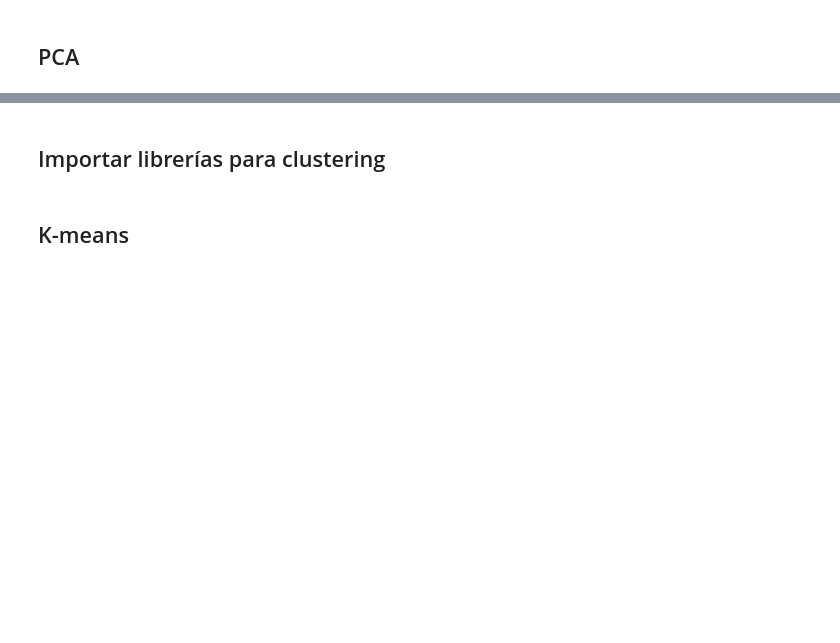
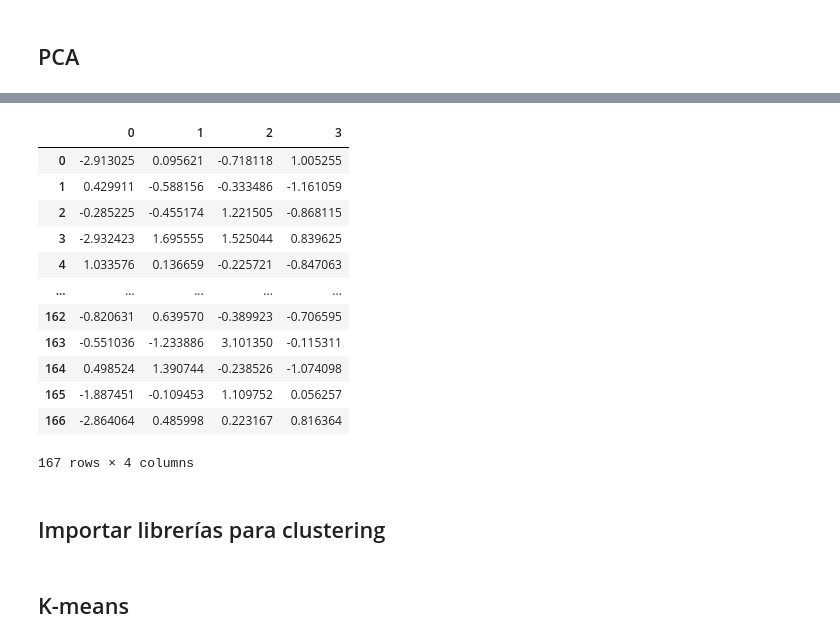
Before and after one commit to Patchwtf/MachineLearningProyects, a Jupyter notebook: Clustering/proyecto_countries_clustering.ipynb, the cells around one changed output, grey strips where cells are left out. Saved outputs shown, nothing was run; the diff lists cells and outputs as text; code cells hidden in the pictures; blank space fills up the shorter version.

```diff
--- a/Clustering/proyecto_countries_clustering.ipynb
+++ b/Clustering/proyecto_countries_clustering.ipynb
@@ -131,3 +152,22 @@ array([[ 1.29153238, -1.13827979,  0.27908825, ..., -1.61909203,
+# %%
+pca_data_standart = pd.DataFrame(pca_data_scaled)
+pca_data_standart.drop([4,5,6,7,8], axis=1, inplace=True)
+# %%
+pca_data_standart
+# %% [output]
+|  | 0 | 1 | 2 | 3 |
+| 0 | -2.913025 | 0.095621 | -0.718118 | 1.005255 |
+| 1 | 0.429911 | -0.588156 | -0.333486 | -1.161059 |
+| 2 | -0.285225 | -0.455174 | 1.221505 | -0.868115 |
+| 3 | -2.932423 | 1.695555 | 1.525044 | 0.839625 |
+| 4 | 1.033576 | 0.136659 | -0.225721 | -0.847063 |
+| ... | ... | ... | ... | ... |
+| 162 | -0.820631 | 0.639570 | -0.389923 | -0.706595 |
+| 163 | -0.551036 | -1.233886 | 3.101350 | -0.115311 |
+| 164 | 0.498524 | 1.390744 | -0.238526 | -1.074098 |
+| 165 | -1.887451 | -0.109453 | 1.109752 | 0.056257 |
+| 166 | -2.864064 | 0.485998 | 0.223167 | 0.816364 |
+167 rows × 4 columns
 # %% [markdown]
 ## Importar librerías para clustering
 # %% [markdown]
```
Also changed, not shown: parts of 6 cells of this notebook.
